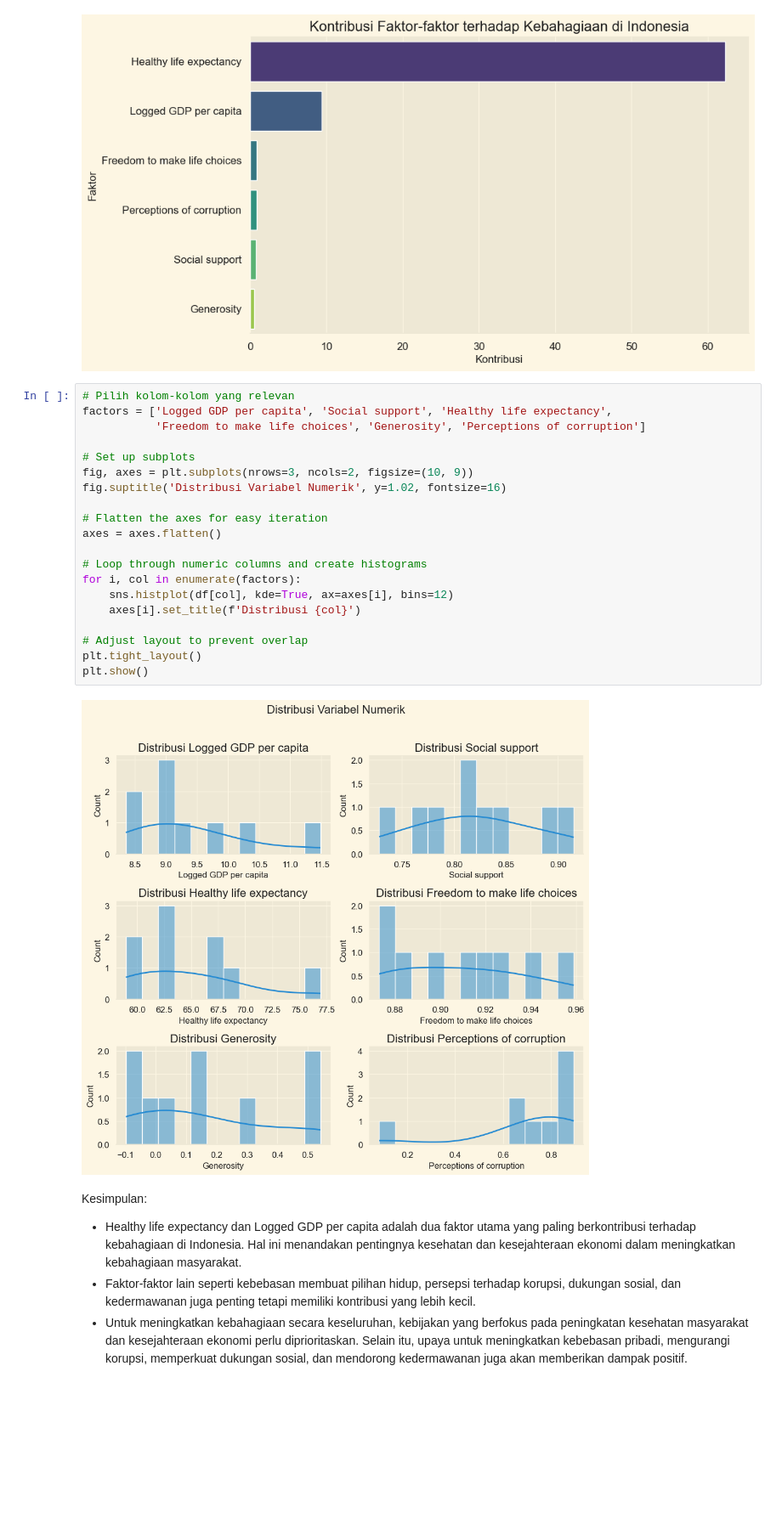
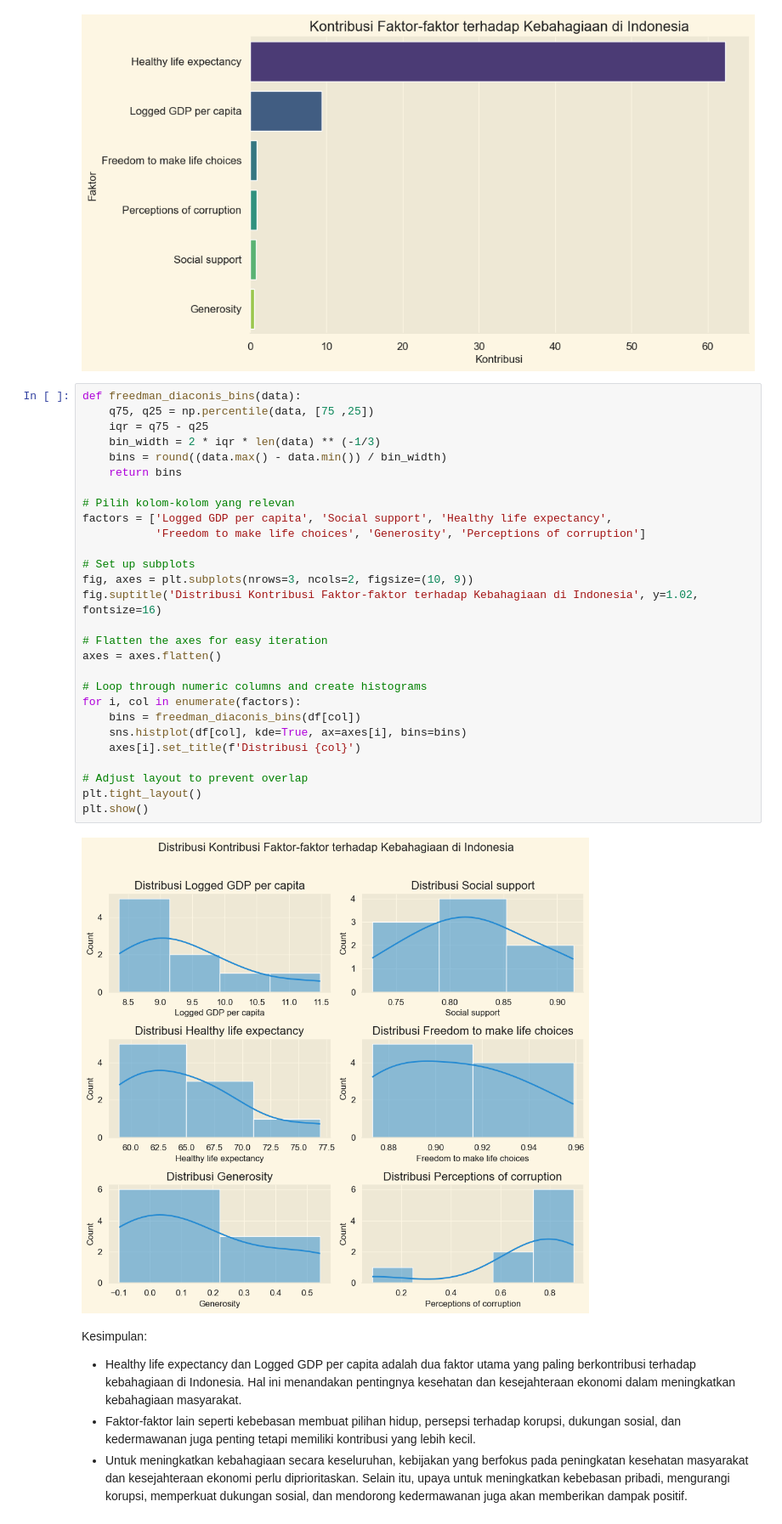
Before and after one commit to Mudhya19/Indonesia-Happiness-Rank-Report, a Jupyter notebook: indonesia happiness rank report.ipynb, the cells around one changed output. Shown at 85% size. Saved outputs shown, nothing was run; the diff lists cells and outputs as text; blank space fills up the shorter version.

```diff
--- a/indonesia happiness rank report.ipynb
+++ b/indonesia happiness rank report.ipynb
@@ -539,27 +539,35 @@ plt.show()
 # %% [output]
 [figure]
 # %%
+def freedman_diaconis_bins(data):
+    q75, q25 = np.percentile(data, [75 ,25])
+    iqr = q75 - q25
+    bin_width = 2 * iqr * len(data) ** (-1/3)
+    bins = round((data.max() - data.min()) / bin_width)
+    return bins
+
 # Pilih kolom-kolom yang relevan
 factors = ['Logged GDP per capita', 'Social support', 'Healthy life expectancy',
            'Freedom to make life choices', 'Generosity', 'Perceptions of corruption']
 
 # Set up subplots
 fig, axes = plt.subplots(nrows=3, ncols=2, figsize=(10, 9))
-fig.suptitle('Distribusi Variabel Numerik', y=1.02, fontsize=16)
+fig.suptitle('Distribusi Kontribusi Faktor-faktor terhadap Kebahagiaan di Indonesia', y=1.02, fontsize=16)
 
 # Flatten the axes for easy iteration
 axes = axes.flatten()
 
 # Loop through numeric columns and create histograms
 for i, col in enumerate(factors):
-    sns.histplot(df[col], kde=True, ax=axes[i], bins=12)
+    bins = freedman_diaconis_bins(df[col])
+    sns.histplot(df[col], kde=True, ax=axes[i], bins=bins)
     axes[i].set_title(f'Distribusi {col}')
 
 # Adjust layout to prevent overlap
 plt.tight_layout()
 plt.show()
 # %% [output]
-[figure, old version]
+[figure, new version]
 # %% [markdown]
 Kesimpulan:
 
```
